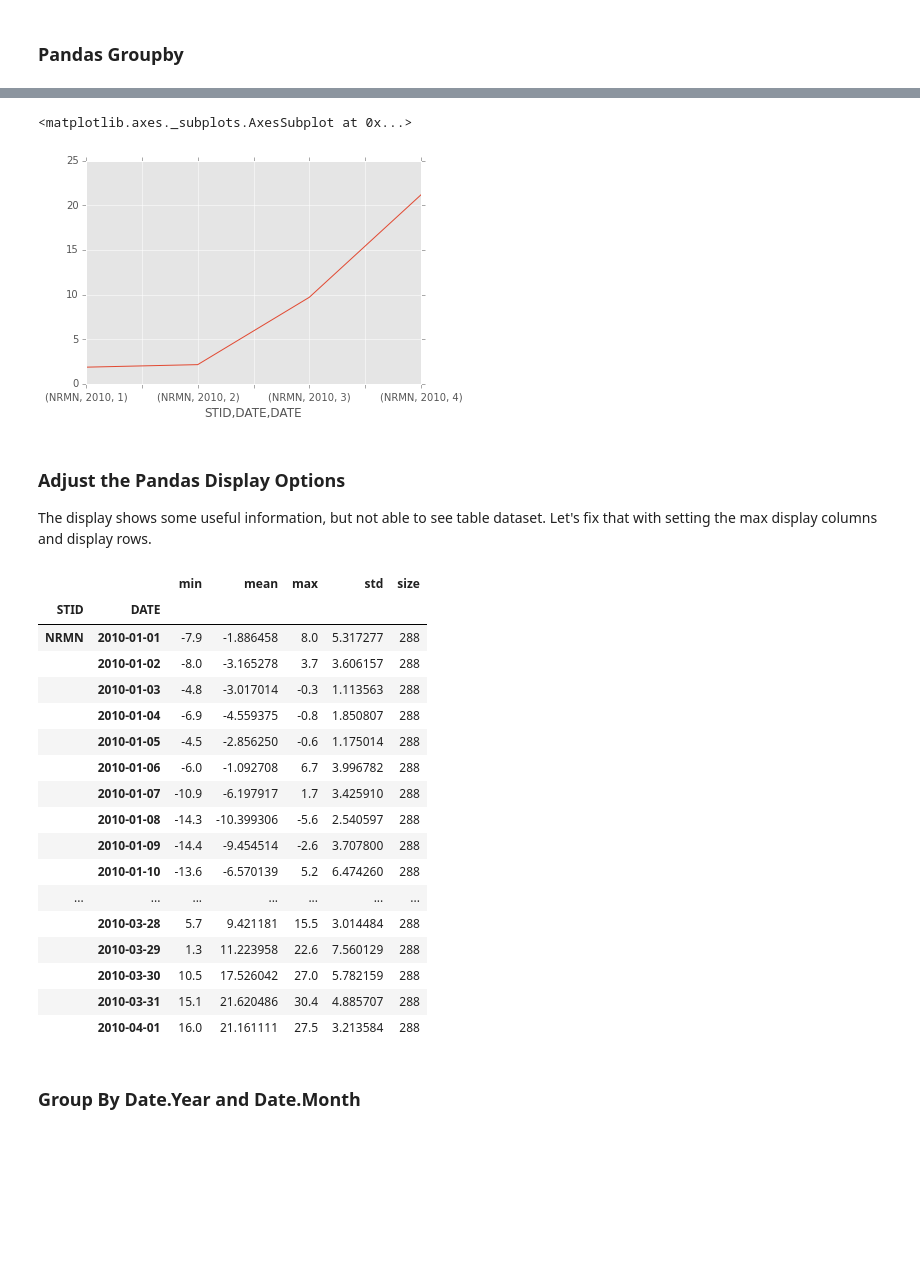
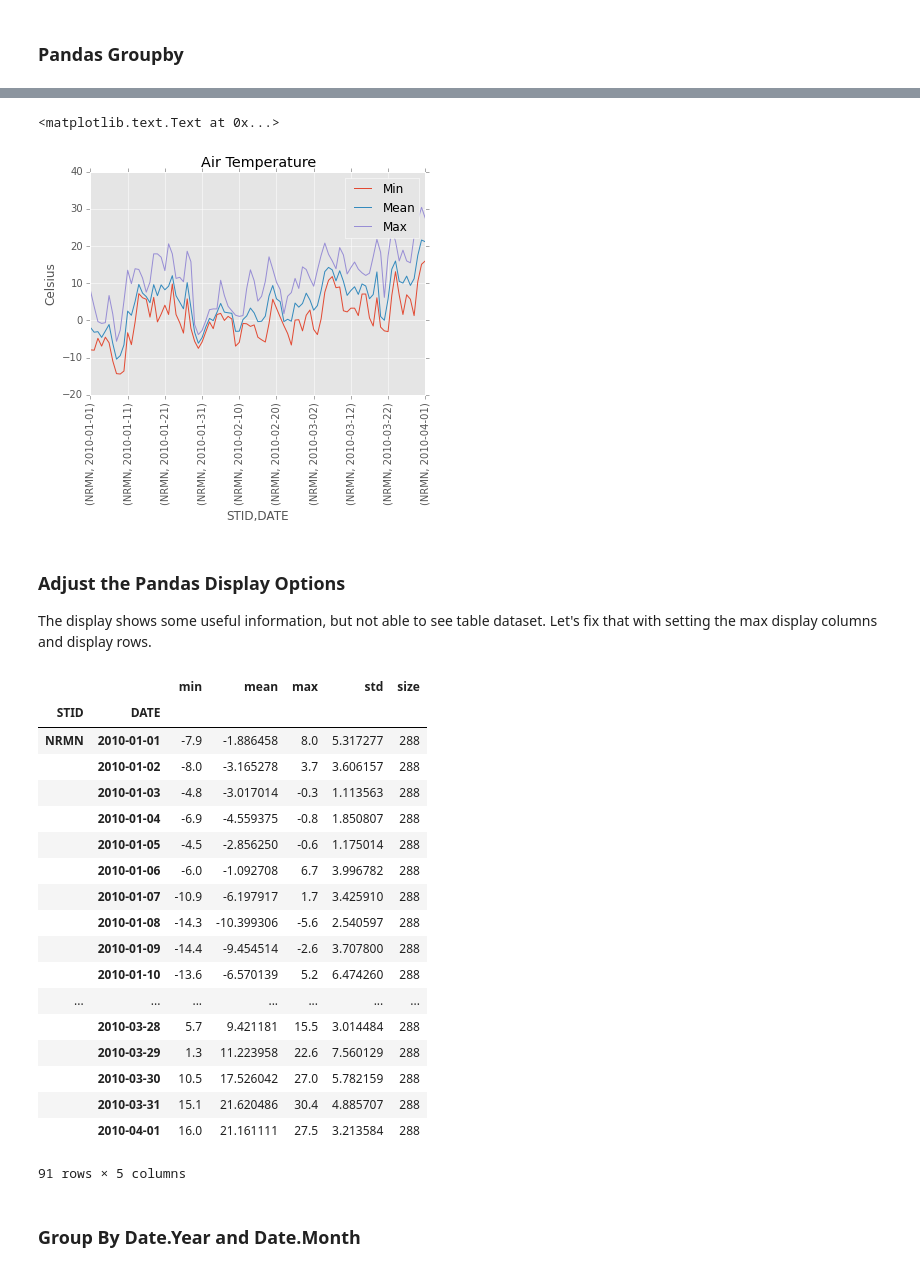
Before and after one commit to ouinformatics/swc_python_pandas, a Jupyter notebook: pandas_mesonet_tutorial.ipynb, the cells around one changed output, grey strips where cells are left out. Cells and saved outputs as stored; diff of their text form; code cells hidden in the pictures; blank space fills up the shorter version.

```diff
--- a/pandas_mesonet_tutorial.ipynb
+++ b/pandas_mesonet_tutorial.ipynb
@@ -73,30 +240,38 @@ grouped['TAIR'].agg([np.min,np.mean,np.max,np.size])
 # %%
 import matplotlib
 matplotlib.style.use('ggplot')
-# %%
-#import matplotlib.pyplot as plt
-grp = grouped['TAIR'].mean()
-grp.plot(x='DATE')
-#grouped.columns
-#data[0][:10].plot(x='PLAYER',y='PPG',kind='bar')
-#for i, group in grouped['TAIR'].mean:
-    #plt.figure()
-    #print(i,group)
-    #group.plot(x='DATE',y='MEAN',kind='bar')
-    #print (i,group)
-#df1=grouped['TAIR']
-# %% [output]
-<matplotlib.axes._subplots.AxesSubplot at 0x...>
-[figure, removed]
+# %%
+#TAIR Plot Min Mean Max
+
+#Min
+grp = grouped['TAIR'].min()
+ax1=grp.plot(rot=90)
+#Mean
+grp = grouped['TAIR'].mean()
+ax2=grp.plot(rot=90)
+#Max
+grp = grouped['TAIR'].max()
+ax3=grp.plot(rot=90,title="Air Temperature")
+
+#Add Custom Legend
+lines1, labels1 = ax1.get_legend_handles_labels()
+lines2, labels2 = ax2.get_legend_handles_labels()
+lines3, labels3 = ax3.get_legend_handles_labels()
+
+my_labels = ['Min','Mean','Max']
+ax1.legend(lines1 + lines2 + lines3,my_labels)
+ax1.set_ylabel("Celsius")
+# %% [output]
+<matplotlib.text.Text at 0x...>
+[figure, added]
 # %% [markdown]
 ### Adjust the Pandas Display Options
 The display shows some useful information, but not able to see table dataset. Let's fix that with setting the max display columns and display rows.
 # %%
 # Set Pandas Display max column and rows
-# options was imported from the pandas library - See Code line 1
-# Max Columns is not needed for our example(Our grouped dataframe has 4 columns), but want to show how to set.
-options.display.max_columns = 50
-options.display.max_rows = 100
+# options was imported from the pandas library
+options.display.max_columns = 10
+options.display.max_rows = 20
 # Groupby Site ID and Date
 grouped['TAIR'].agg(['min','mean','max','std','size'])
 # %% [output]
@@ -118,6 +293,7 @@ grouped['TAIR'].agg(['min','mean','max','std','size'])
 |  | 2010-03-30 | 10.5 | 17.526042 | 27.0 | 5.782159 | 288 |
 |  | 2010-03-31 | 15.1 | 21.620486 | 30.4 | 4.885707 | 288 |
 |  | 2010-04-01 | 16.0 | 21.161111 | 27.5 | 3.213584 | 288 |
+91 rows × 5 columns
 # %% [markdown]
 ### Group By Date.Year and Date.Month
 # %%
```
Also changed, not shown: parts of 25 cells of this notebook, 1 other file.
